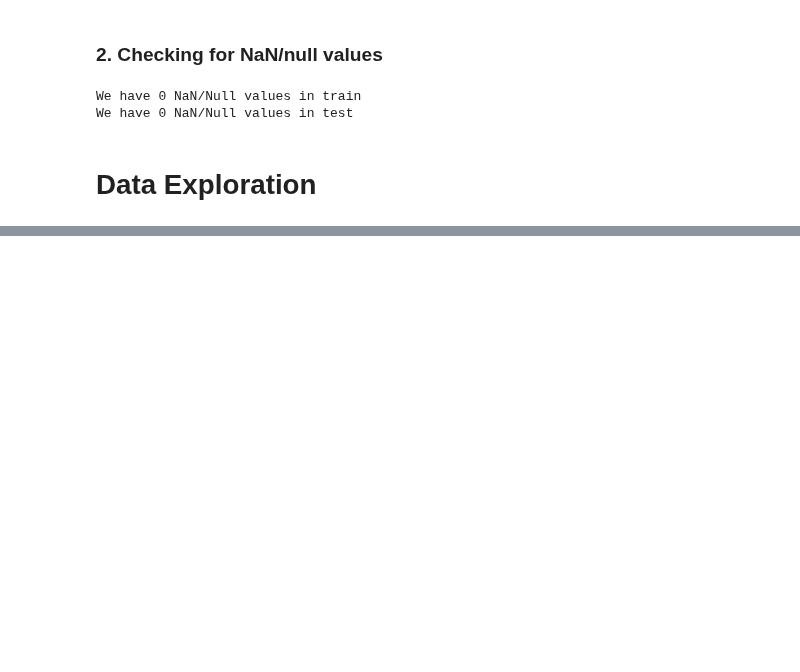
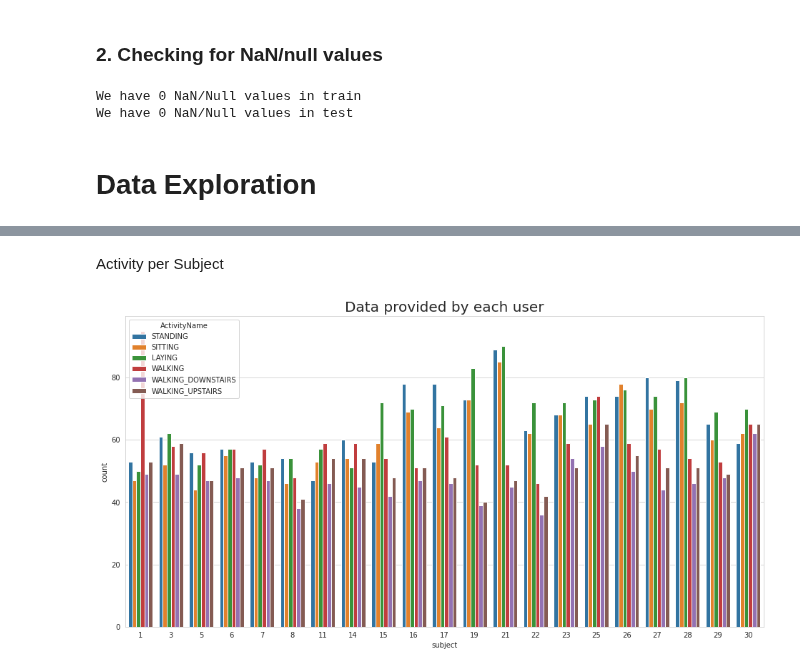
Before and after one commit to claredavies/MachineLearningCoursework, a Jupyter notebook: Assignment3/Assignment3HumanActivityRecognition.ipynb, the cells around one changed output, grey strips where cells are left out. Saved outputs shown, nothing was run; the diff lists cells and outputs as text; code cells hidden in the pictures; blank space fills up the shorter version.

Commit message:
Able to plot activity per subject and counts of activity

```diff
--- a/Assignment3/Assignment3HumanActivityRecognition.ipynb
+++ b/Assignment3/Assignment3HumanActivityRecognition.ipynb
@@ -130,0 +128,7 @@ Activity distribution (even?)
+# %%
+train.to_csv('train.csv', index=False)
+test.to_csv('test.csv', index=False)
+
+train = pd.read_csv('train.csv')
+test = pd.read_csv('test.csv')
+print(train.shape, test.shape)
@@ -130,0 +137,12 @@ Activity distribution (even?)
+# %%
+columns = train.columns
+
+# Removing '()' from column names
+columns = columns.str.replace('[()]','')
+columns = columns.str.replace('[-]', '')
+columns = columns.str.replace('[,]','')
+
+train.columns = columns
+test.columns = columns
+
+test.columns
@@ -130,0 +159,9 @@ Activity distribution (even?)
+# %% [markdown]
+Activity per Subject
+# %%
+plt.figure(figsize=(16,8))
+plt.title('Data provided by each user', fontsize=20)
+sns.countplot(x='subject',hue='ActivityName', data = train)
+plt.show()
+# %% [output]
+[figure, added]
```
Also changed, not shown: parts of 13 cells of this notebook.
